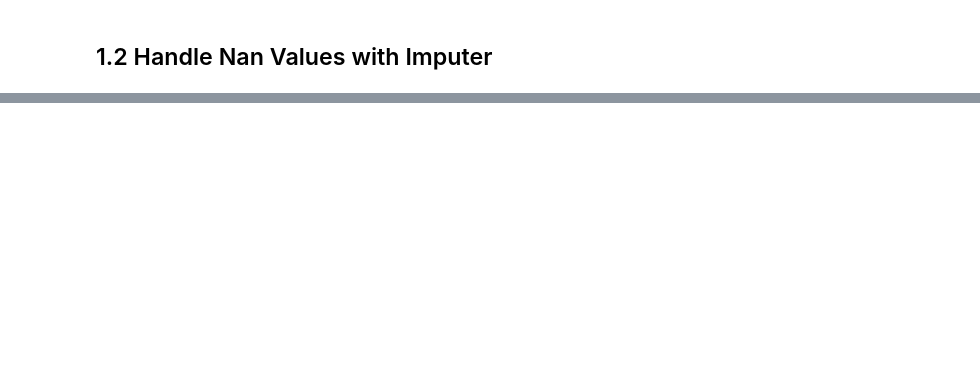
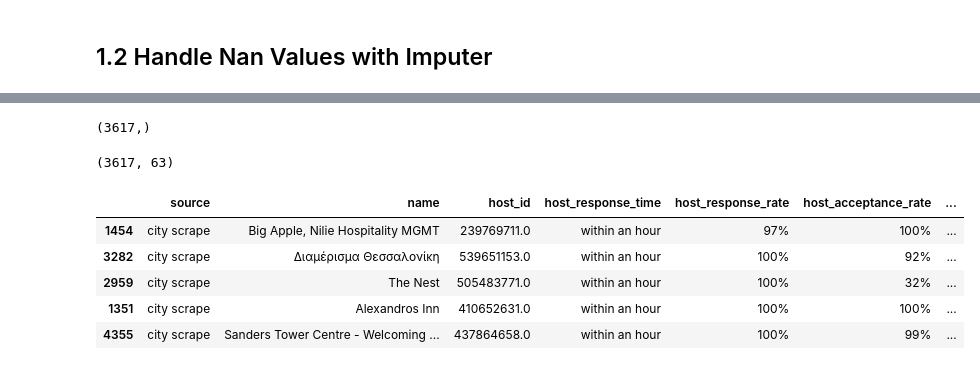
Before and after one commit to bughunter8913/u16697, a Jupyter notebook: ModelTraining.ipynb, the cells around one changed output, grey strips where cells are left out. Drawn from its saved outputs; the diff is of its cells as text; code cells hidden in the pictures; blank space fills up the shorter version.

Commit message:
datenpreperation update

```diff
--- a/ModelTraining.ipynb
+++ b/ModelTraining.ipynb
@@ -74,3 +124,5 @@ dtype: int64
+# %%
+df.drop(columns=datumsspalten, inplace=True)
 # %%
 # drop columns where 20% of the data missing
 df_clean = df.copy()
@@ -150,0 +356,3 @@ df_clean.shape
+# %%
+# fürs erste alle daten dropen
+df_clean = df_clean.dropna()
@@ -150,0 +386,27 @@ df_clean.shape
+# %%
+y = (
+    df_clean['price']
+    .str.replace('$', '', regex=False)     # Entferne $
+    .str.replace(',', '', regex=False)     # Entferne ,
+    .astype(float)                         # Umwandlung in float
+)
+
+# Features: alle Spalten außer 'price'
+X = df_clean.drop(columns=['price'])
+# %%
+X_train, X_test, y_train, y_test = train_test_split(X, y, test_size=0.2, random_state=42)
+# %%
+display(y.shape) # price (target)
+display(X.shape) # features
+# %% [output]
+(3617,)
+(3617, 63)
+# %%
+X_train.head(5)
+# %% [output]
+|  | source | name | host_id | host_response_time | host_response_rate | host_acceptance_rate | ... |
+| 1454 | city scrape | Big Apple, Nilie Hospitality MGMT | 239769711.0 | within an hour | 97% | 100% | ... |
+| 3282 | city scrape | Διαμέρισμα Θεσσαλονίκη | 539651153.0 | within an hour | 100% | 92% | ... |
+| 2959 | city scrape | The Nest | 505483771.0 | within an hour | 100% | 32% | ... |
+| 1351 | city scrape | Alexandros Inn | 410652631.0 | within an hour | 100% | 100% | ... |
+| 4355 | city scrape | Sanders Tower Centre - Welcoming ... | 437864658.0 | within an hour | 100% | 99% | ... |
```
Also changed, not shown: parts of 26 cells of this notebook.
